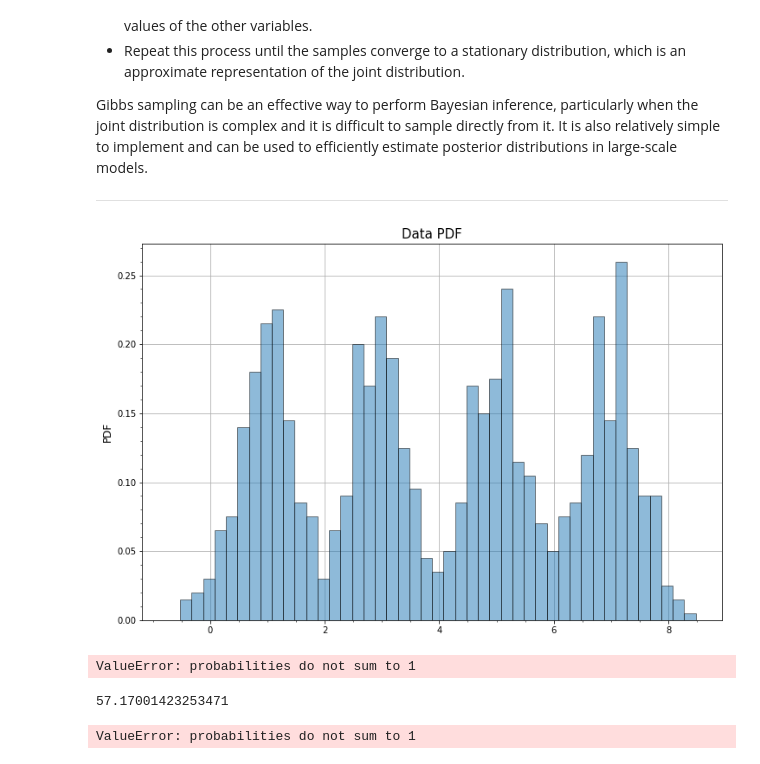
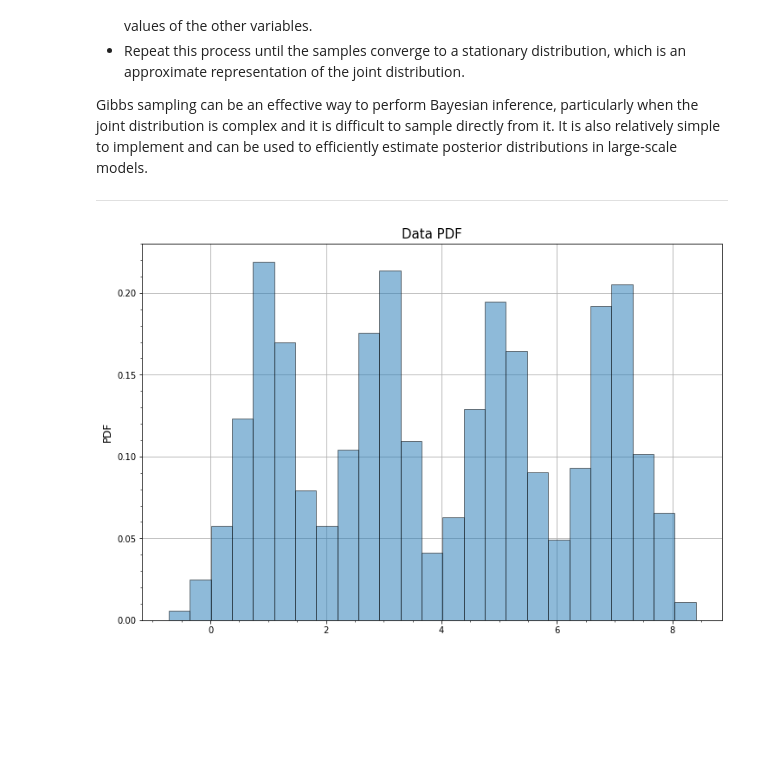
Before and after one commit to AndreaLazzari/InformationTheory-Inference, a Jupyter notebook: Exercize6_GibbsSampling/Gibbs_Sampling.ipynb, the cells around one changed output. Drawn from its saved outputs; the diff is of its cells as text; code cells hidden in the pictures; blank space fills up the shorter version.

```diff
--- a/Exercize6_GibbsSampling/Gibbs_Sampling.ipynb
+++ b/Exercize6_GibbsSampling/Gibbs_Sampling.ipynb
@@ -67,16 +67,16 @@ dataset = np.loadtxt('data.txt')
 # %%
 # Visualizing the data
 
 fig, ax = plt.subplots(1, 1, figsize=(12, 8))
-ax.hist(dataset, bins=np.arange(np.min(dataset) - 0.2 , np.max(dataset) + 0.2 , 0.2),
+ax.hist(dataset, bins=np.arange(np.min(dataset) - 0.2 , np.max(dataset) + 0.2 , 0.365),
         density=True, alpha = 0.5, edgecolor='black', zorder = 2)
 ax.grid(zorder = 1)
 ax.minorticks_on()
 ax.set_title('Data PDF', fontsize = 15)
 ax.set_ylabel('PDF', fontsize = 12)
 plt.show()
 # %% [output]
-[figure, old version]
+[figure, new version]
 # %%
 K = 4
 
@@ -150,18 +144,2 @@ def sample_Z_i(p_k, mu_k, Z_i, dataset):
 
     return sampled_Z_i
-# %%
-prob_Z_i_k = np.zeros(K)
-sampled_Z_i = np.zeros(len(dataset))
-
-
-for k in range(K):
-    sum_norm = np.sum(p_k[k] * np.exp(-(dataset - mu_k[k])**2))
-
-for i in range(len(dataset)):
-    for k in range(K):
-        prob_Z_i_k[k] = (p_k[k] * np.exp(-(dataset[i] - mu_k[k])**2)) / sum_norm
-
-
-sampled_Z_i = np.random.choice([0,1,2,3], p = [prob_Z_i_k[i] for i in range(K)] , size = len(dataset))
-# %% [output]
-ValueError: probabilities do not sum to 1
@@ -172,37 +146,35 @@ for k in range(K):
-# %%
-sum_norm
-# %% [output]
-57.17001423253471
 # %%
 #Initialize the parameters
 
-mu_k = np.random.uniform(np.min(dataset), np.max(dataset), K)
+mu_k = np.random.uniform(np.min(dataset)+1, np.max(dataset)-1, K)
 
 p_k = np.random.uniform(0, 1, K)
+p_k = p_k / np.sum(p_k)
 
 Z_i = np.random.randint(0, K, len(dataset))
 
 # Gibbs Sampling
 
-maxiter = 1000
+maxiter = 5000
 
-
- # List to store the values
+# Lists to store the values
 mu_list = []
 pk_list = []
 Z_i_list = []
 
+mu_list.append(mu_k)
+pk_list.append(p_k)
+Z_i_list.append(Z_i)
 
 for i in range(maxiter):
 
     #proposals
-    proposal_mu = sample_mu_k(mu_k, Z_i)
-    proposal_pk = sample_mu_k(p_k, Z_i)
-    proposal_zi = sample_Z_i(p_k, mu_k, Z_i, dataset)
+    proposal_mu = sample_mu_k(Z_i_list[i])
+    proposal_pk = sample_p_k(Z_i_list[i])
+    proposal_zi = sample_Z_i(pk_list[i], mu_list[i], Z_i_list[i], dataset)
+
 
 
     mu_list.append(proposal_mu)
     pk_list.append(proposal_pk)
     Z_i_list.append(proposal_zi)
-# %% [output]
-ValueError: probabilities do not sum to 1
```
Also changed, not shown: parts of 13 cells of this notebook.
